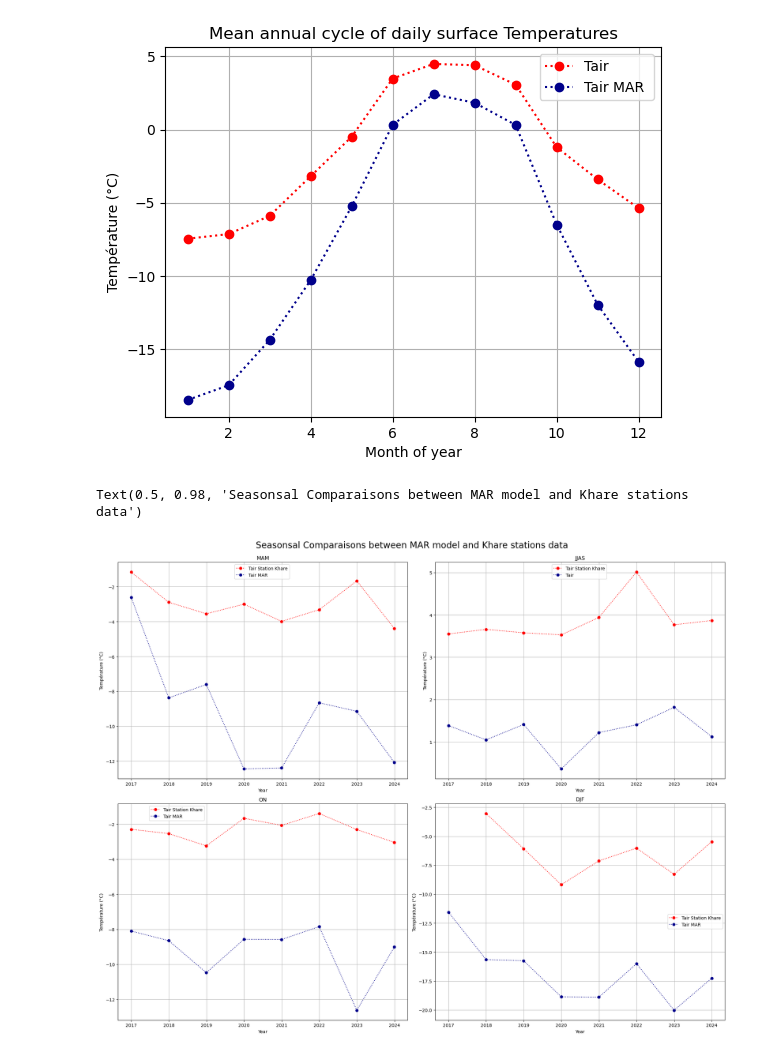
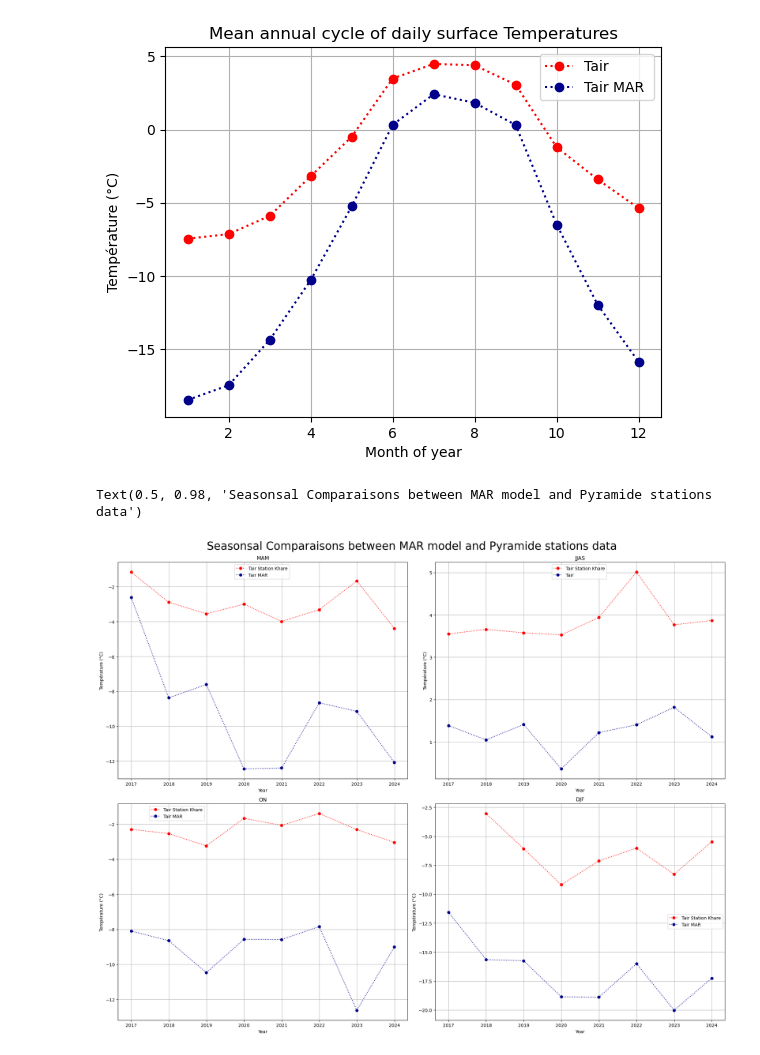
Before and after one commit to Andeol-ramb/MAR_HMA_GLACIOCLIM_Comparisons, a Jupyter notebook: TimeSeries_Ts_Pr_Pyramide_MAR_16-23.ipynb, the cells around one changed output. Saved outputs shown, nothing was run; the diff lists cells and outputs as text; code cells hidden in the pictures.

```diff
--- a/TimeSeries_Ts_Pr_Pyramide_MAR_16-23.ipynb
+++ b/TimeSeries_Ts_Pr_Pyramide_MAR_16-23.ipynb
@@ -414,33 +444,33 @@ ax2.plot(Timeseries_TMAR_mon.time, Timeseries_TMAR_mon.values, linestyle=':',col
 
 
 
 ax2.legend(bbox_to_anchor=(0.1, 0.5, 0.5, 0.5))
 ax2.set_title('JJAS')
 ax2.set_xlabel('Year')
 ax2.set_ylabel('Température (°C)')
 ax2.grid()
 
 ax3.plot(Timeseries_Tsta_postmon.time, Timeseries_Tsta_postmon['TairY'].values,color='red', linestyle=':', marker= 'o', label='Tair Station Khare')
 ax3.plot(Timeseries_TMAR_postmon.time, Timeseries_TMAR_postmon.values,color='darkblue', linestyle=':', marker= 'o', label='Tair MAR')
 
 
 ax3.legend(bbox_to_anchor=(0.1, 0.5, 0.5, 0.5))
 ax3.set_title('ON')
 ax3.set_xlabel('Year')
 ax3.set_ylabel('Température (°C)')
 ax3.grid()
 
 ax4.plot(Timeseries_Tsta_hiver.time, Timeseries_Tsta_hiver['TairY'].values, color='red',linestyle=':', marker= 'o', label='Tair Station Khare')
 ax4.plot(Timeseries_TMAR_hiver.time, Timeseries_TMAR_hiver.values,color='darkblue', linestyle=':', marker= 'o', label='Tair MAR')
 
 ax4.legend(bbox_to_anchor=(0.5, 0, 0.5, 0.5))
 ax4.set_title('DJF')
 ax4.set_xlabel('Year')
 ax4.set_ylabel('Température (°C)')
 ax4.grid()
 
 plt.tight_layout(rect=[0, 0, 1, 0.96])  # Maria script theft : leave space for the suptitle
-fig.suptitle('Seasonsal Comparaisons between MAR model and Khare stations data',fontsize=20)
+fig.suptitle('Seasonsal Comparaisons between MAR model and Pyramide stations data',fontsize=25)
 # %% [output]
-Text(0.5, 0.98, 'Seasonsal Comparaisons between MAR model and Khare stations data')
+Text(0.5, 0.98, 'Seasonsal Comparaisons between MAR model and Pyramide stations data')
-[figure, old version]
+[figure, new version]
```
Also changed, not shown: parts of 11 cells of this notebook, 6 other files.
